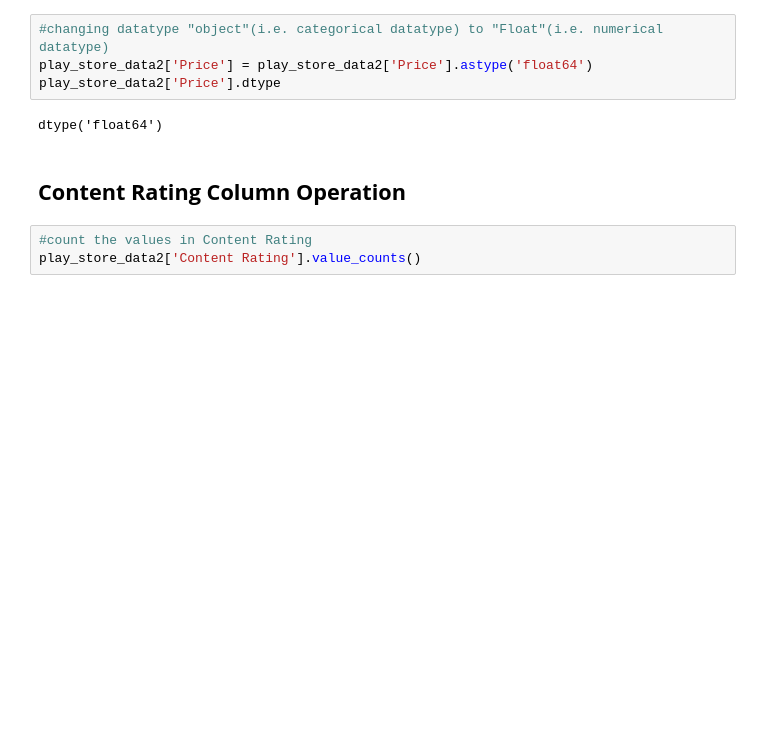
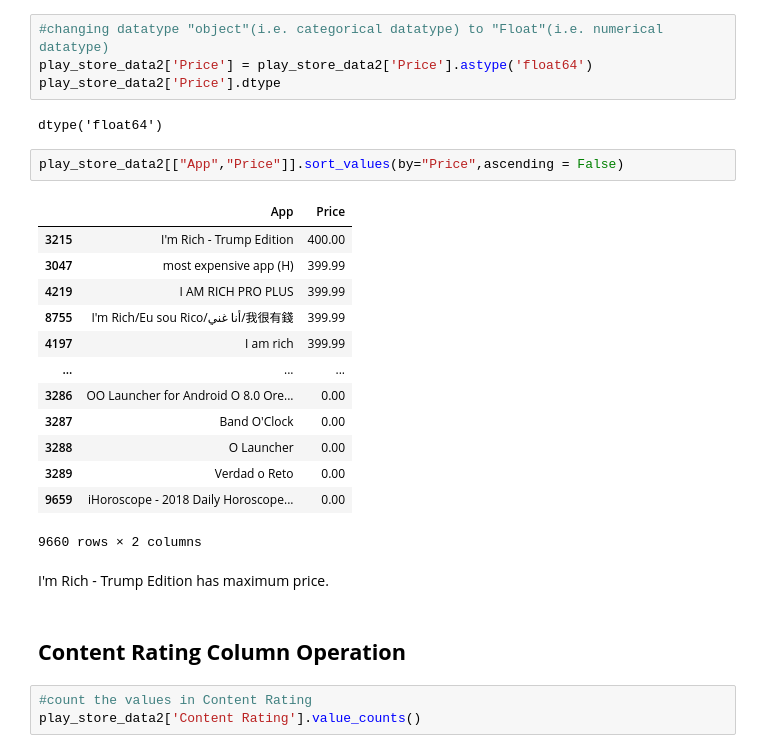
Before and after one commit to Shreya-data/Play-Store-App-Reviews-Analysis, a Jupyter notebook: PlayStore_User_Reviews.ipynb, the cells around one changed output. Saved outputs shown, nothing was run; the diff lists cells and outputs as text; blank space fills up the shorter version.

```diff
--- a/PlayStore_User_Reviews.ipynb
+++ b/PlayStore_User_Reviews.ipynb
@@ -637,6 +683,24 @@ play_store_data2['Price'] = play_store_data2['Price'].astype('float64')
 play_store_data2['Price'].dtype
 # %% [output]
 dtype('float64')
+# %%
+play_store_data2[["App","Price"]].sort_values(by="Price",ascending = False)
+# %% [output]
+|  | App | Price |
+| 3215 | I'm Rich - Trump Edition | 400.00 |
+| 3047 | most expensive app (H) | 399.99 |
+| 4219 | I AM RICH PRO PLUS | 399.99 |
+| 8755 | I'm Rich/Eu sou Rico/أنا غني/我很有錢 | 399.99 |
+| 4197 | I am rich | 399.99 |
+| ... | ... | ... |
+| 3286 | OO Launcher for Android O 8.0 Ore... | 0.00 |
+| 3287 | Band O'Clock | 0.00 |
+| 3288 | O Launcher | 0.00 |
+| 3289 | Verdad o Reto | 0.00 |
+| 9659 | iHoroscope - 2018 Daily Horoscope... | 0.00 |
+9660 rows × 2 columns
+# %% [markdown]
+I'm Rich - Trump Edition has maximum price.
 # %% [markdown]
  **Content Rating Column Operation**
 --
```
Also changed, not shown: parts of 28 cells of this notebook.
